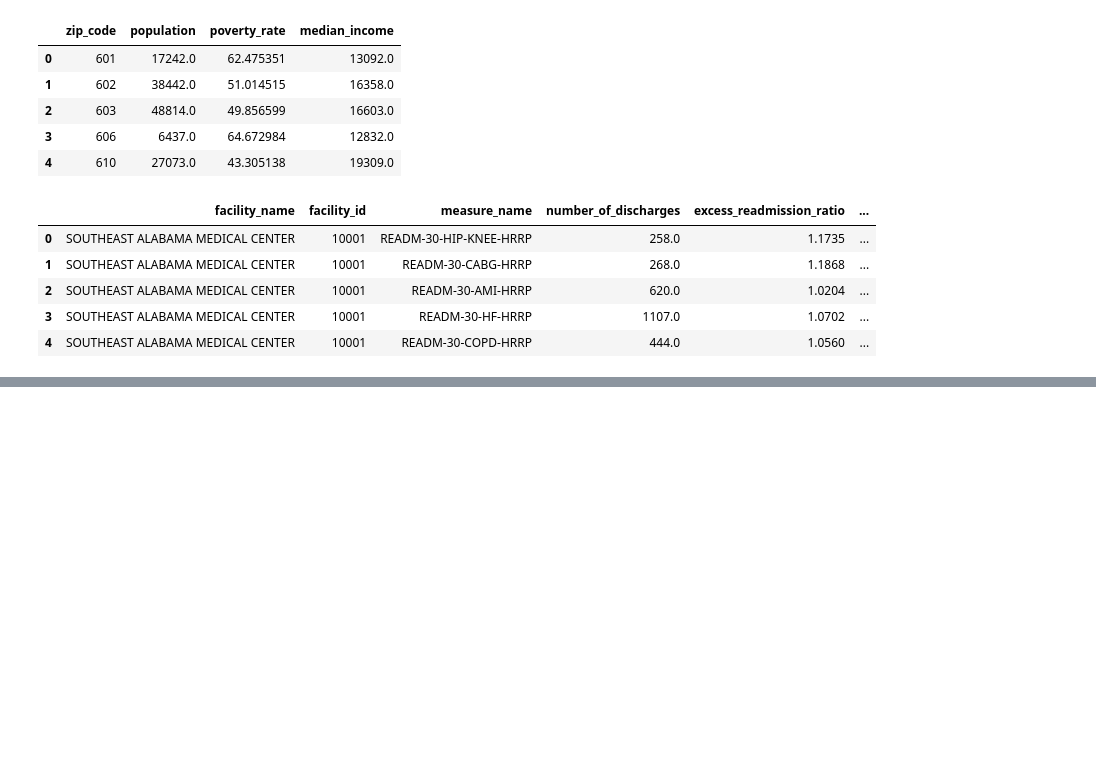
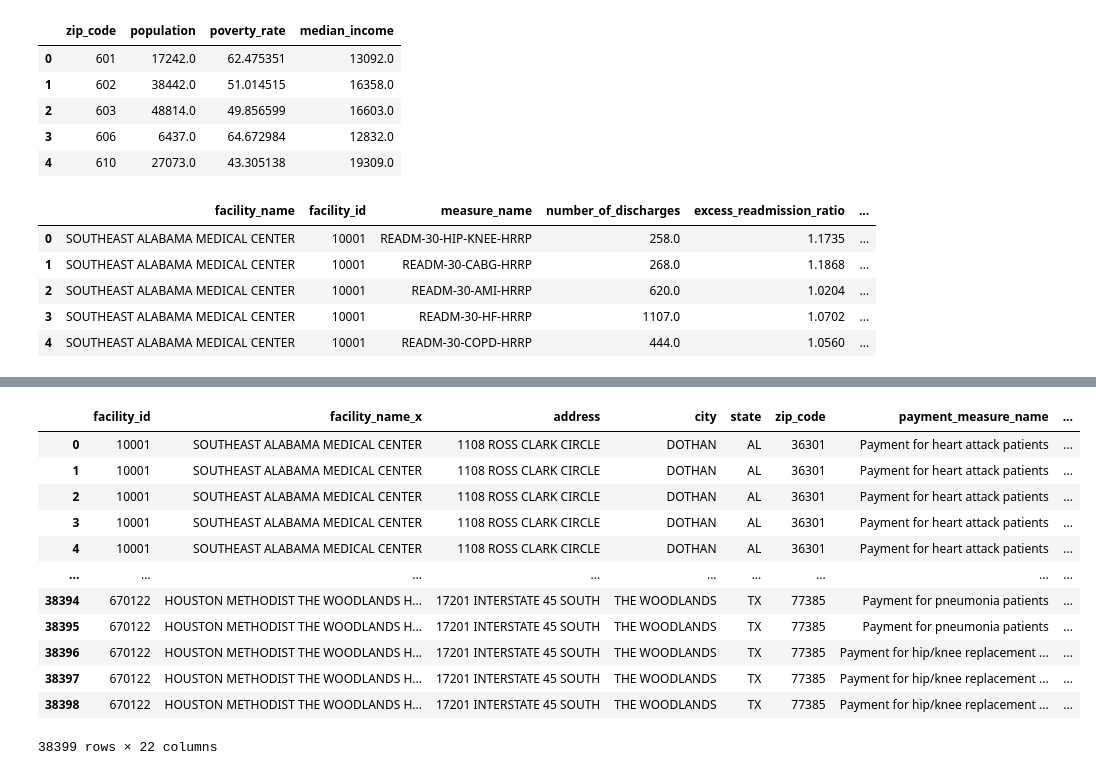
Before and after one commit to nadiarichards/airflow-datapipeline, a Jupyter notebook: Healthcare/Cleaning_dfs.ipynb, the cells around one changed output, grey strips where cells are left out. Drawn from its saved outputs; the diff is of its cells as text; code cells hidden in the pictures; blank space fills up the shorter version.

```diff
--- a/Healthcare/Cleaning_dfs.ipynb
+++ b/Healthcare/Cleaning_dfs.ipynb
@@ -5,6 +5,10 @@ df_value = pd.read_csv("../Files/clean_value_df.csv")
 df_census = pd.read_csv("../Files/final_census_df.csv")
 df_readmission = pd.read_csv("../Files/readmissions_df.csv")
 
+
+df_value['zip_code'] = df_value['zip_code'].astype(str)
+df_census['zip_code'] = df_census['zip_code'].astype(str)
+
 df_value.head()
 # %% [output]
 |  | facility_id | facility_name | address | city | state | zip_code | payment_measure_name | ... |
@@ -36,2 +48,17 @@ merged_df_1=df_value.merge(df_readmission, how="inner", on="facility_id")
 # %%
-final_merged_df=merged_df_1.merge(df_census, how="inner", on="")
+final_merged_df=merged_df_1.merge(df_census, how="inner", on="zip_code")
+final_merged_df
+# %% [output]
+|  | facility_id | facility_name_x | address | city | state | zip_code | payment_measure_name | ... |
+| 0 | 10001 | SOUTHEAST ALABAMA MEDICAL CENTER | 1108 ROSS CLARK CIRCLE | DOTHAN | AL | 36301 | Payment for heart attack patients | ... |
+| 1 | 10001 | SOUTHEAST ALABAMA MEDICAL CENTER | 1108 ROSS CLARK CIRCLE | DOTHAN | AL | 36301 | Payment for heart attack patients | ... |
+| 2 | 10001 | SOUTHEAST ALABAMA MEDICAL CENTER | 1108 ROSS CLARK CIRCLE | DOTHAN | AL | 36301 | Payment for heart attack patients | ... |
+| 3 | 10001 | SOUTHEAST ALABAMA MEDICAL CENTER | 1108 ROSS CLARK CIRCLE | DOTHAN | AL | 36301 | Payment for heart attack patients | ... |
+| 4 | 10001 | SOUTHEAST ALABAMA MEDICAL CENTER | 1108 ROSS CLARK CIRCLE | DOTHAN | AL | 36301 | Payment for heart attack patients | ... |
+| ... | ... | ... | ... | ... | ... | ... | ... | ... |
+| 38394 | 670122 | HOUSTON METHODIST THE WOODLANDS H... | 17201 INTERSTATE 45 SOUTH | THE WOODLANDS | TX | 77385 | Payment for pneumonia patients | ... |
+| 38395 | 670122 | HOUSTON METHODIST THE WOODLANDS H... | 17201 INTERSTATE 45 SOUTH | THE WOODLANDS | TX | 77385 | Payment for pneumonia patients | ... |
+| 38396 | 670122 | HOUSTON METHODIST THE WOODLANDS H... | 17201 INTERSTATE 45 SOUTH | THE WOODLANDS | TX | 77385 | Payment for hip/knee replacement ... | ... |
+| 38397 | 670122 | HOUSTON METHODIST THE WOODLANDS H... | 17201 INTERSTATE 45 SOUTH | THE WOODLANDS | TX | 77385 | Payment for hip/knee replacement ... | ... |
+| 38398 | 670122 | HOUSTON METHODIST THE WOODLANDS H... | 17201 INTERSTATE 45 SOUTH | THE WOODLANDS | TX | 77385 | Payment for hip/knee replacement ... | ... |
+38399 rows × 22 columns
```
Also changed, not shown: parts of 2 cells of this notebook, 3 other files.
